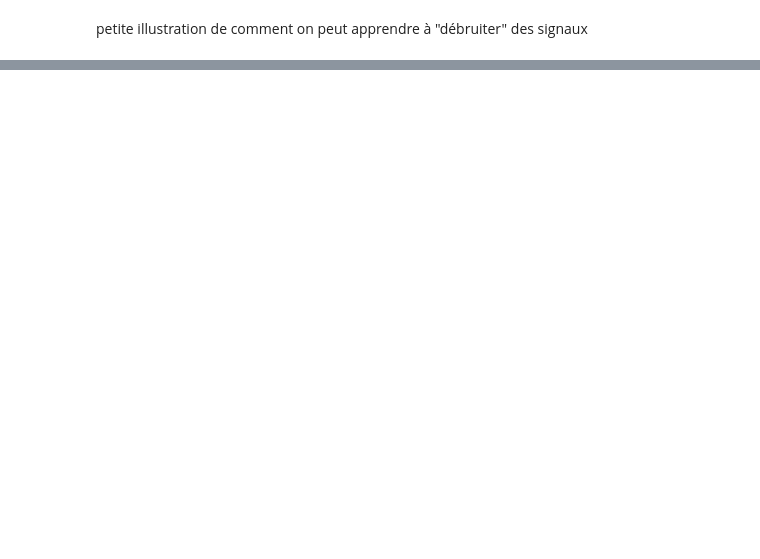
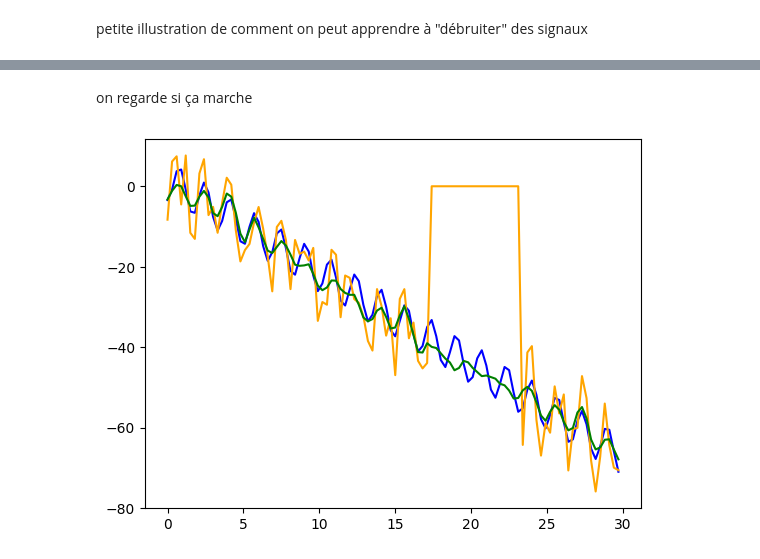
Before and after one commit to achanhon/coursdeeplearningcolab, a Jupyter notebook: debruitage.ipynb, the cells around one changed output, grey strips where cells are left out. Drawn from its saved outputs; the diff is of its cells as text; code cells hidden in the pictures; blank space fills up the shorter version.

```diff
--- a/debruitage.ipynb
+++ b/debruitage.ipynb
@@ -29,8 +29,8 @@ plt.show()
 # %%
-class Bloc(torch.nn.module):
+class Bloc(torch.nn.Module):
   def __init__(self,Din,Dout):
     super(Bloc,self).__init__()
-    self.conv1 = torch.nn.Conv1d(Din,Dout,kernel_size=11,padding=5,bias=False)
+    self.conv1 = torch.nn.Conv1d(Din,Dout,kernel_size=11,padding=5,padding_mode="replicate",bias=False)
     self.bn1 = torch.nn.BatchNorm1d(Dout)
     self.conv2 = torch.nn.Conv1d(Dout,Dout,kernel_size=1,bias=False)
     self.bn2 = torch.nn.BatchNorm1d(Dout)
@@ -41,7 +41,7 @@ class Bloc(torch.nn.module):
     x = self.conv2(self.bn2(x))
     return torch.nn.functional.relu(x)
 
-class Net(torch.nn.module):
+class Net(torch.nn.Module):
   def __init__(self):
     super(Net,self).__init__()
     self.conv1 = Bloc(2,8)
@@ -50,9 +50,7 @@ class Net(torch.nn.module):
     self.final = torch.nn.Conv1d(32,1,kernel_size=1,bias=False)
 
   def forward(self,x):
-    x = self.conv1(x)
-    x = self.conv2(x)
-    x = self.conv3(x)
-    return self.final(x)[:,0]
-
-net = Net().train()
+    f = self.conv1(x)
+    f = self.conv2(torch.cat([x,f],dim=1))
+    x = self.conv3(torch.cat([x,f],dim=1))
+    return self.final(x)[:,0,:]
@@ -58,0 +59,17 @@ net = Net().train()
+# %%
+net = Net().train()
+optimizer = torch.optim.Adam(net.parameters(), lr=0.005)
+for i in range(200):
+  losses = []
+  for j in range(50):
+    X,Y = torch.zeros(8,2,100), torch.zeros(8,100)
+    for k in range(8):
+      X[k][0],X[k][1],Y[k] = generateTraj()
+
+    loss = ((net(X)-Y)**2).mean()
+
+    optimizer.zero_grad()
+    loss.backward()
+    optimizer.step()
+    losses.append(float(loss))
+  print(i, sum(losses)/len(losses))
@@ -58,0 +94,13 @@ net = Net().train()
+# %% [markdown]
+on regarde si ça marche
+# %%
+with torch.no_grad():
+  net = net.eval()
+  x,yn,y = generateTraj()
+  X = torch.stack([x,yn],dim=0).view(1,2,100)
+  plt.plot(x, y, color='blue')
+  plt.plot(x, yn, color='orange')
+  plt.plot(x, net(X)[0], color='green')
+  plt.show()
+# %% [output]
+[figure, added]
```
Also changed, not shown: parts of 3 cells of this notebook.
